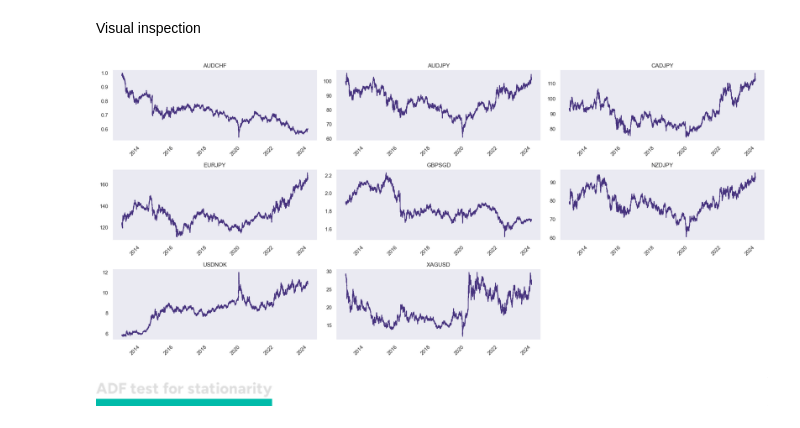
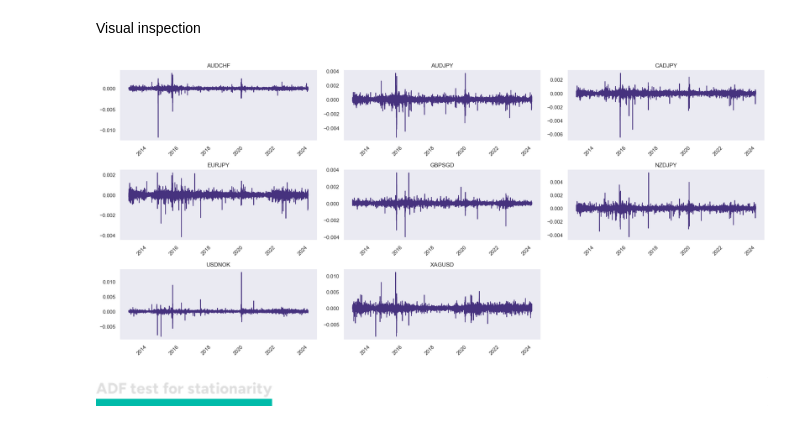
Before and after one commit to kellyle404/backtest_overfit, a Jupyter notebook: overfit_or_legit.ipynb, the cells around one changed output. Saved outputs shown, nothing was run; the diff lists cells and outputs as text; code cells hidden in the pictures.

```diff
--- a/🍀🌸🌿BACKTEST_OVERFITTING_CODES.ipynb
+++ b/overfit_or_legit.ipynb
@@ -45,3 +45,6 @@ forex
 | 2024-05-07 10:20:00 | 0.59908 | 102.031 | 112.991 | 166.374 | 1.69680 | 92.835 | 10.86573 | 27.203 |
 | 2024-05-07 10:25:00 | 0.59939 | 102.044 | 112.979 | 166.374 | 1.69697 | 92.848 | 10.86261 | 27.218 |
 774390 rows × 8 columns
+# %%
+returns = forex.pct_change().dropna()
+returns
@@ -52,9 +70,9 @@ forex
 # %% [markdown]
 Resampling (5 min interval to daily interval) + dropping nans (for non trading days)
 # %%
-forex_hourly = forex.resample('h').mean()
-forex_hourly.dropna(inplace = True)
-forex_hourly
+returns_hourly = returns.resample('h').mean()
+returns_hourly.dropna(inplace = True)
+returns_hourly
 # %% [output]
 |  | AUDCHF | AUDJPY | CADJPY | EURJPY | GBPSGD | NZDJPY | USDNOK | XAGUSD |
 | Date |  |  |  |  |  |  |  |  |
@@ -82,26 +100,26 @@ Stationarity is a necessary, non-sufficient condition for the high performance o
 # %% [markdown]
 Visual inspection
 # %%
-num_plots = len(forex_hourly.columns)
+num_plots = len(returns_hourly.columns)
 nrows = (num_plots // 3) + (1 if num_plots % 3 else 0)
 ncols = min(3, num_plots)
 
 fig, axes = plt.subplots(nrows = nrows, ncols = ncols, figsize = (20, 9))
 
 axes = axes.flatten()
 
-for i, column in enumerate(forex_hourly.columns):
-    axes[i].plot(forex_hourly.index, forex_hourly[column])
+for i, column in enumerate(returns_hourly.columns):
+    axes[i].plot(returns_hourly.index, returns_hourly[column])
     axes[i].set_title(column)
     axes[i].tick_params(axis = "x", rotation = 45)
 
 for j in range(i + 1, len(axes)):
     fig.delaxes(axes[j])
 
 plt.tight_layout()
 plt.show()
 # %% [output]
-[figure, old version]
+[figure, new version]
 # %% [markdown]
 ![1.2.1.png](embedded-picture-1)
 # %%
```
Also changed, not shown: parts of 30 cells of this notebook, 3 other files.
